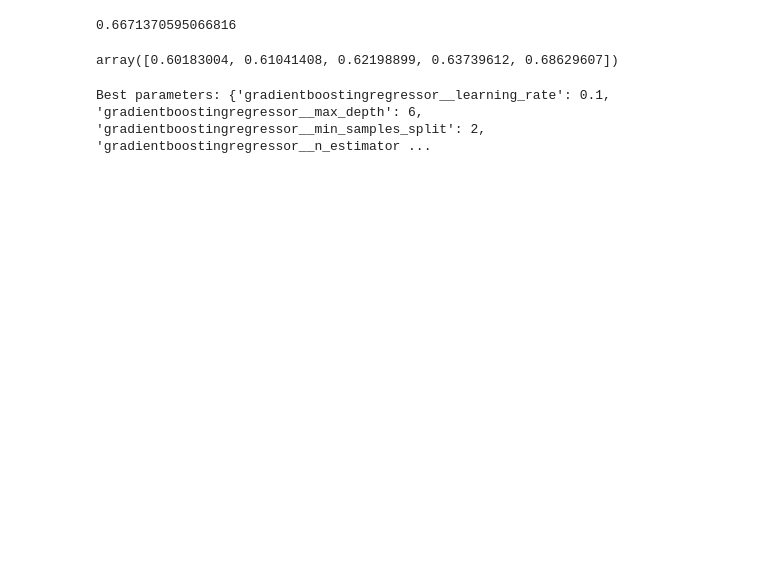
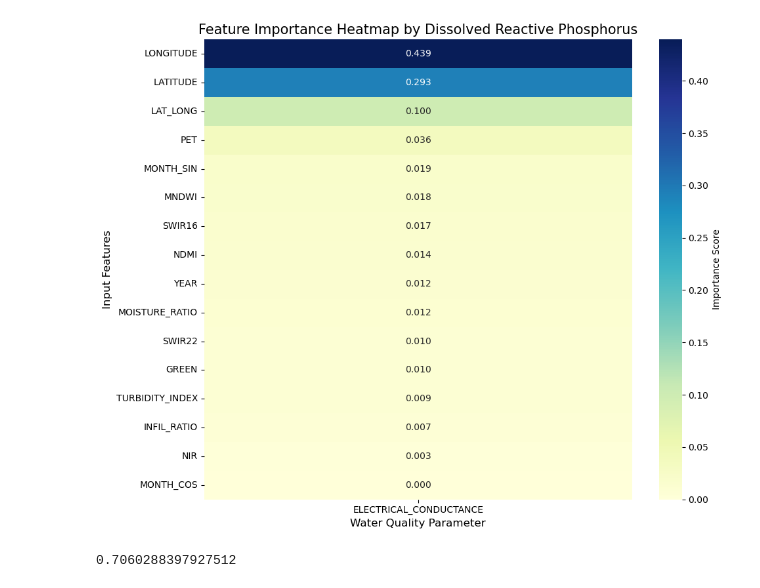
Before and after one commit to h2woobin/AI-Water-Project-, a Jupyter notebook: model/gboost_model.ipynb, the cells around one changed output. Saved outputs shown, nothing was run; the diff lists cells and outputs as text; code cells hidden in the pictures; blank space fills up the shorter version.

```diff
--- a/model/gboost_model.ipynb
+++ b/model/gboost_model.ipynb
@@ -158,10 +198,9 @@ X_train_ec, X_test_ec, y_train_ec, y_test_ec = train_test_split(
     X, y_ec, test_size = 0.2, random_state = 123
 )
 
-pipe_ec = make_pipeline(
-    SimpleImputer(strategy = 'median'),
-    GradientBoostingRegressor(n_estimators = 100, learning_rate = 0.1, max_depth = 5, min_samples_split = 2, random_state=42)
-)
+gb_ec = GradientBoostingRegressor(n_estimators = 100, learning_rate = 0.1, max_depth = 5, min_samples_split = 2, random_state=42)
+
+pipe_ec = make_pipeline(SimpleImputer(strategy = 'median'), gb_ec)
 
 pipe_ec.fit(X_train_ec, y_train_ec)
 pipe_ec.score(X_test_ec, y_test_ec)
@@ -178,3 +217,26 @@ array([0.74514497, 0.74781419, 0.76568115, 0.75079057, 0.74871596])
+# %%
+importances_ec = []
+importances_ec.append(gb_ec.feature_importances_)
+
+importance_ec_df = pd.DataFrame(
+    np.array(importances_ec).T,
+    index=X.columns,
+    columns=["ELECTRICAL_CONDUCTANCE"]
+)
+
+importance_ec_df['Average'] = importance_ec_df.mean(axis=1)
+importance_ec_df = importance_ec_df.sort_values(by='Average', ascending=False).drop(columns='Average')
+
+plt.figure(figsize=(10, 8))
+sns.heatmap(importance_ec_df, annot=True, cmap='YlGnBu', fmt=".3f", cbar_kws={'label': 'Importance Score'})
+
+plt.title('Feature Importance Heatmap by Dissolved Reactive Phosphorus', fontsize=15)
+plt.xlabel('Water Quality Parameter', fontsize=12)
+plt.ylabel('Input Features', fontsize=12)
+plt.tight_layout()
+plt.show()
+# %% [output]
+[figure, added]
 # %%
 y_drp = df["DISSOLVED_REACTIVE_PHOSPHORUS"]
 
@@ -182,38 +244,27 @@ X_train_drp, X_test_drp, y_train_drp, y_test_drp = train_test_split(
     X, y_drp, test_size = 0.2, random_state = 123
 )
 
-pipe_drp = make_pipeline(
-    SimpleImputer(strategy = 'median'),
-    GradientBoostingRegressor(n_estimators = 300, learning_rate = 0.1, max_depth = 6, min_samples_split = 2, random_state = 42)
-)
+gb_drp = GradientBoostingRegressor(n_estimators = 300, learning_rate = 0.1, max_depth = 6, min_samples_split = 2, random_state = 42)
+
+pipe_drp = make_pipeline(SimpleImputer(strategy = 'median'), gb_drp)
 
 pipe_drp.fit(X_train_drp, y_train_drp)
 pipe_drp.score(X_test_drp, y_test_drp)
 # %% [output]
-0.6671370595066816
+0.7060288397927512
-# %%
-r2_results_drp =  cross_val_score(
-    pipe_drp, X_train_drp, y_train_drp, cv = 5, scoring = "r2"
-)
-
-r2_results_drp
-# %% [output]
-array([0.60183004, 0.61041408, 0.62198899, 0.63739612, 0.68629607])
 # %%
-from sklearn.model_selection import GridSearchCV
+# from sklearn.model_selection import GridSearchCV
 
-param_grid = {
-    'gradientboostingregressor__n_estimators': [100, 200, 300],
-    'gradientboostingregressor__learning_rate': [0.01, 0.05, 0.1],
-    'gradientboostingregressor__max_depth': [3, 4, 5, 6],
-    'gradientboostingregressor__min_samples_split': [2, 5, 10]
-}
+# param_grid = {
+#     'gradientboostingregressor__n_estimators': [100, 200, 300],
+#     'gradientboostingregressor__learning_rate': [0.01, 0.05, 0.1],
+#     'gradientboostingregressor__max_depth': [3, 4, 5, 6],
+#     'gradientboostingregressor__min_samples_split': [2, 5, 10]
+# }
 
-grid = GridSearchCV(
-    pipe_drp, param_grid, cv = 5, scoring = 'r2', n_jobs = -1, return_train_score = True
-)
+# grid = GridSearchCV(
+#     pipe_drp, param_grid, cv = 5, scoring = 'r2', n_jobs = -1, return_train_score = True
+# )
 
-grid.fit(X_train_drp, y_train_drp)
-print(f"Best parameters: {grid.best_params_}")
+# grid.fit(X_train_drp, y_train_drp)
+# print(f"Best parameters: {grid.best_params_}")
-# %% [output]
-Best parameters: {'gradientboostingregressor__learning_rate': 0.1, 'gradientboostingregressor__max_depth': 6, 'gradientboostingregressor__min_samples_split': 2, 'gradientboostingregressor__n_estimator ...
```
Also changed, not shown: parts of 16 cells of this notebook.
